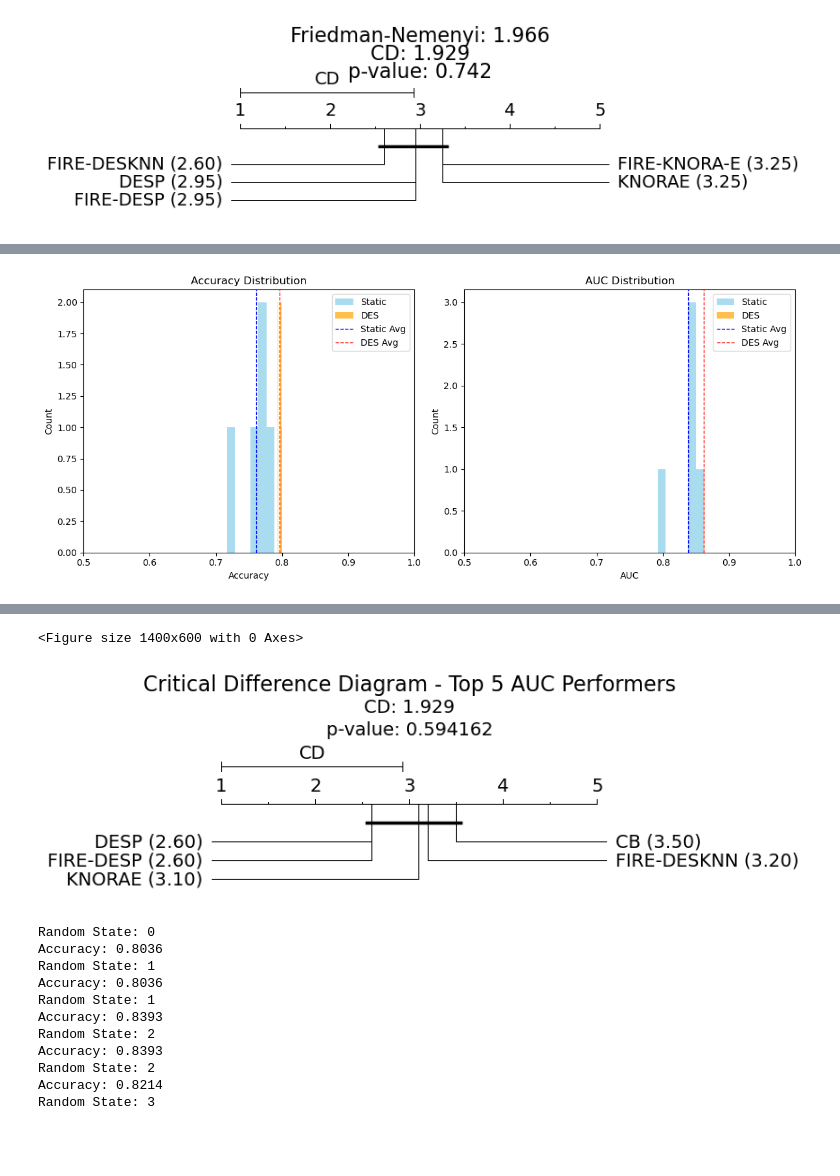
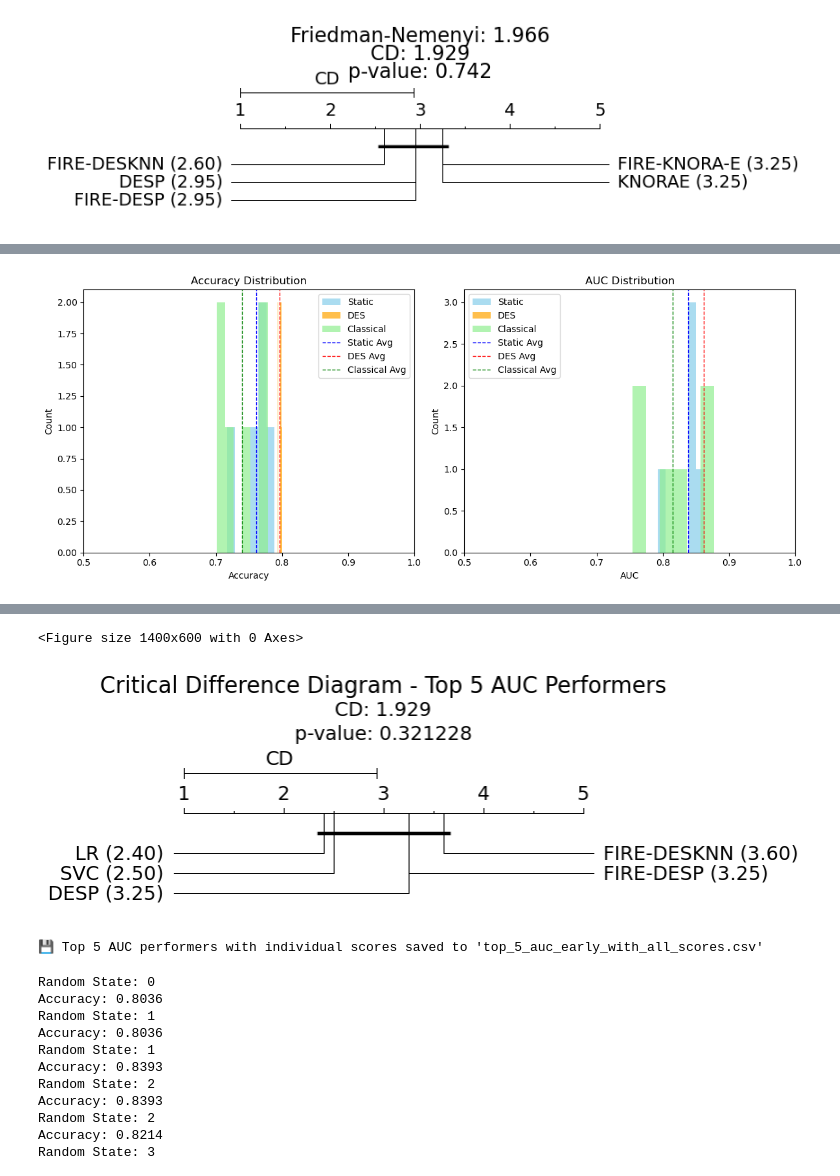
Before and after one commit to InfoLab-SKKU/Explainable-Ensemble-Hypoglycemia, a Jupyter notebook: code/detectionLayerEarly.ipynb, the cells around one changed output, grey strips where cells are left out. Saved outputs shown, nothing was run; the diff lists cells and outputs as text; code cells hidden in the pictures; blank space fills up the shorter version.

```diff
--- a/code/detectionLayerEarly.ipynb
+++ b/code/detectionLayerEarly.ipynb
@@ -1808,14 +1808,27 @@ for method_name, metrics in metric_sums_static.items():
         'AUC': avg_auc
     })
 
+# Prepare accuracy data for Classical methods
+classical_accuracy_data = []
+for method_name, metrics in metric_sums_classic.items():
+    avg_accuracy = metrics['accuracy'] / 10
+    std_accuracy = np.std(accuracy_scores_classic[method_name])
+    avg_auc = np.mean(roc_aucs_classic[method_name])
+    classical_accuracy_data.append({
+        'Method': f'Classical_{method_name}',
+        'Accuracy': avg_accuracy,
+        'Accuracy_Std': std_accuracy,
+        'AUC': avg_auc
+    })
+
 # Combine and sort
-all_accuracy_data = des_accuracy_data + static_accuracy_data
+all_accuracy_data = des_accuracy_data + static_accuracy_data + classical_accuracy_data
 accuracy_df = pd.DataFrame(all_accuracy_data)
 accuracy_df_sorted = accuracy_df.sort_values('Accuracy', ascending=False).reset_index(drop=True)
 accuracy_df_sorted['Rank'] = range(1, len(accuracy_df_sorted) + 1)
 
 # Print accuracy comparison table
-print("Accuracy Comparison Table (DES vs Static Methods)")
+print("Accuracy Comparison Table (DES vs Static vs Classical Methods)")
 print("=" * 60)
 print(f"{'Rank':<4} {'Method':<20} {'Accuracy':<10} {'±Std':<8} {'AUC':<8}")
 print("-" * 60)
@@ -1827,20 +1840,27 @@ print("\n")
 # Calculate averages
 static_df = accuracy_df[accuracy_df['Method'].str.startswith('Static_')]
 des_df = accuracy_df[accuracy_df['Method'].str.startswith('DES_')]
+classical_df = accuracy_df[accuracy_df['Method'].str.startswith('Classical_')]
+
 avg_static_acc = static_df['Accuracy'].mean()
 avg_static_auc = static_df['AUC'].mean()
 avg_des_acc = des_df['Accuracy'].mean()
 avg_des_auc = des_df['AUC'].mean()
+avg_classical_acc = classical_df['Accuracy'].mean()
+avg_classical_auc = classical_df['AUC'].mean()
 
 print(f"Average Accuracy (Static): {avg_static_acc:.4f}")
 print(f"Average AUC (Static): {avg_static_auc:.4f}")
 print(f"Average Accuracy (DES): {avg_des_acc:.4f}")
-print(f"Average AUC (DES): {avg_des_auc:.4f}\n")
+print(f"Average AUC (DES): {avg_des_auc:.4f}")
+print(f"Average Accuracy (Classical): {avg_classical_acc:.4f}")
+print(f"Average AUC (Classical): {avg_classical_auc:.4f}\n")
 
 # Dot distribution plot: x=ROC (AUC), y=Accuracy, axes from 0 to 1
 plt.figure(figsize=(8, 6))
 plt.scatter(static_df['AUC'], static_df['Accuracy'], color='blue', label='Static', s=80, alpha=0.7)
 plt.scatter(des_df['AUC'], des_df['Accuracy'], color='orange', label='DES', s=80, alpha=0.7)
+plt.scatter(classical_df['AUC'], classical_df['Accuracy'], color='green', label='Classical', s=80, alpha=0.7)
 plt.xlabel('ROC AUC')
 plt.ylabel('Accuracy')
 plt.title('Model Dot Distribution: Accuracy vs ROC AUC')
@@ -1856,8 +1876,10 @@ plt.figure(figsize=(12, 5))
 plt.subplot(1, 2, 1)
 plt.hist(static_df['Accuracy'], bins=6, alpha=0.7, label='Static', color='skyblue')
 plt.hist(des_df['Accuracy'], bins=6, alpha=0.7, label='DES', color='orange')
+plt.hist(classical_df['Accuracy'], bins=6, alpha=0.7, label='Classical', color='lightgreen')
 plt.axvline(avg_static_acc, color='blue', linestyle='dashed', linewidth=1, label='Static Avg')
 plt.axvline(avg_des_acc, color='red', linestyle='dashed', linewidth=1, label='DES Avg')
+plt.axvline(avg_classical_acc, color='green', linestyle='dashed', linewidth=1, label='Classical Avg')
 plt.title('Accuracy Distribution')
 plt.xlabel('Accuracy')
 plt.ylabel('Count')
@@ -1867,8 +1889,10 @@ plt.xlim(0.5, 1)
 plt.subplot(1, 2, 2)
 plt.hist(static_df['AUC'], bins=6, alpha=0.7, label='Static', color='skyblue')
 plt.hist(des_df['AUC'], bins=6, alpha=0.7, label='DES', color='orange')
+plt.hist(classical_df['AUC'], bins=6, alpha=0.7, label='Classical', color='lightgreen')
 plt.axvline(avg_static_auc, color='blue', linestyle='dashed', linewidth=1, label='Static Avg')
 plt.axvline(avg_des_auc, color='red', linestyle='dashed', linewidth=1, label='DES Avg')
+plt.axvline(avg_classical_auc, color='green', linestyle='dashed', linewidth=1, label='Classical Avg')
 plt.title('AUC Distribution')
 plt.xlabel('AUC')
 plt.ylabel('Count')
@@ -1880,7 +1904,7 @@ plt.show()
 # AUC comparison table
 auc_df_sorted = accuracy_df.sort_values('AUC', ascending=False).reset_index(drop=True)
 auc_df_sorted['Rank'] = range(1, len(auc_df_sorted) + 1)
-print("AUC Comparison Table (DES vs Static Methods)")
+print("AUC Comparison Table (DES vs Static vs Classical Methods)")
 print("=" * 60)
 print(f"{'Rank':<4} {'Method':<20} {'AUC':<8} {'Accuracy':<10} {'±Std':<8}")
 print("-" * 60)
@@ -1935,11 +1959,28 @@ plt.title('Critical Difference Diagram - Top 5 AUC Performers', fontsize=16, pad
 plt.tight_layout()
 plt.show()
 
-# Save top 5 average ranks sorted by rank
-top_5_ranks_df = pd.DataFrame({
-    'Method': top_5_methods,
-    'Average_Rank': auc_average_ranks,
-    'AUC_Score': top_5_auc['AUC'].values
-}).sort_values('Average_Rank')
+# MODIFIED: Save top 5 with ALL individual AUC scores from all random states
+top_5_ranks_data = []
+for i, method in enumerate(top_5_methods):
+    # Get the individual AUC scores (not averaged)
+    if method.startswith('DES_'):
+        method_key = method.replace('DES_', '')
+        individual_scores = roc_aucs[method_key]  # All individual scores
+    elif method.startswith('Static_'):
+        method_key = method.replace('Static_', '')
+        individual_scores = roc_aucs_static[method_key]  # All individual scores
+    else:
+        method_key = method.replace('Classical_', '')
+        individual_scores = roc_aucs_classic[method_key]  # All individual scores
+
+    top_5_ranks_data.append({
+        'Method': method,
+        'Average_Rank': auc_average_ranks[i],
+        'AUC_Scores': individual_scores  # ← All individual AUC scores
+    })
+
+top_5_ranks_df = pd.DataFrame(top_5_ranks_data).sort_values('Average_Rank')
 top_5_ranks_df.to_csv('top_5_auc_early.csv', index=False)
+
+print(f"\n💾 Top 5 AUC performers with individual scores saved to 'top_5_auc_early_with_all_scores.csv'")
 # %% [output]
@@ -1967 +2005 @@ Average AUC (DES): 0.8621
-[figure, old version]
+[figure, new version]
@@ -1983,7 +2021,8 @@ p-value: 0.594162
 Result: No significant differences detected between methods (p >= 0.05)
 Critical Difference: 1.9288
 <Figure size 1400x600 with 0 Axes>
-[figure, old version]
+[figure, new version]
+💾 Top 5 AUC performers with individual scores saved to 'top_5_auc_early_with_all_scores.csv'
 # %%
 # --- CatBoost + SHAP on consolidated_dataset.csv for Case/Control ---
 import pandas as pd
```
Also changed, not shown: parts of 4 cells of this notebook, 9 other files.
